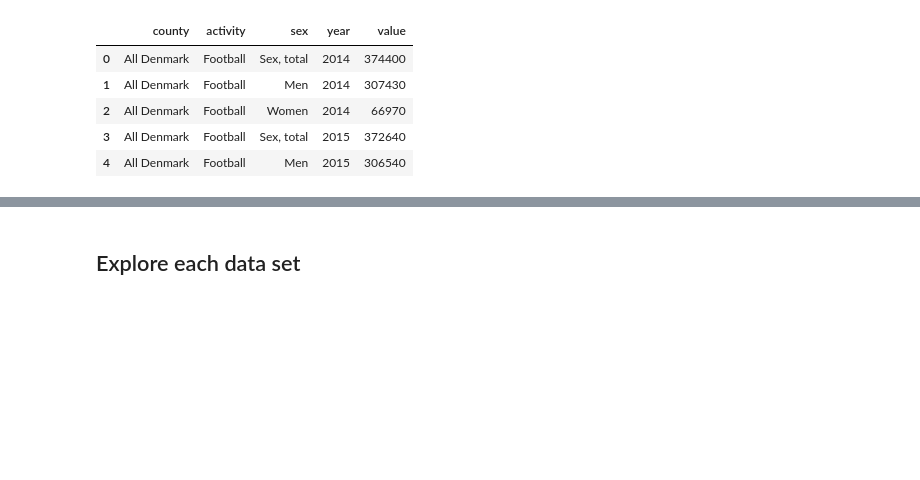
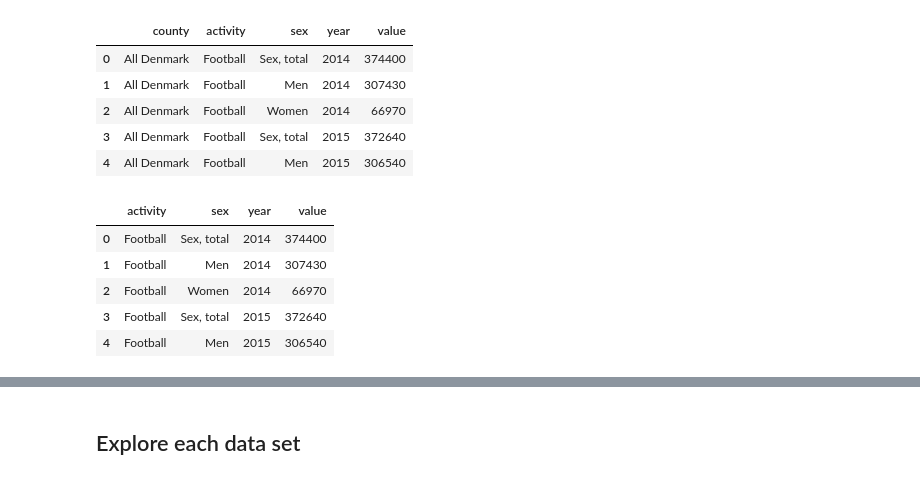
Before and after one commit to NumEconCopenhagen/projects-2024-econtechvets, a Jupyter notebook: dataproject/dataproject.ipynb, the cells around one changed output, grey strips where cells are left out. Cells and saved outputs as stored; diff of their text form; code cells hidden in the pictures; blank space fills up the shorter version.

```diff
--- a/dataproject/dataproject.ipynb
+++ b/dataproject/dataproject.ipynb
@@ -127,7 +119,14 @@ idrakt.head()
 | 4 | All Denmark | Football | Men | 2015 | 306540 |
 # %%
 # Creating a copy of the dataset where we only keep the rows with the value 'All Denmark' in the 'county' column
-#idrakt_all = idrakt[idrakt['county'] == 'All Denmark'].copy()
-#idrakt_all.drop(columns=['county'],inplace=True)
-#idrakt_all.head()
+idrakt_all = idrakt[idrakt['county'] == 'All Denmark'].copy()
+idrakt_all.drop(columns=['county'],inplace=True)
+idrakt_all.head()
+# %% [output]
+|  | activity | sex | year | value |
+| 0 | Football | Sex, total | 2014 | 374400 |
+| 1 | Football | Men | 2014 | 307430 |
+| 2 | Football | Women | 2014 | 66970 |
+| 3 | Football | Sex, total | 2015 | 372640 |
+| 4 | Football | Men | 2015 | 306540 |
 # %%
```
Also changed, not shown: parts of 15 cells of this notebook.
